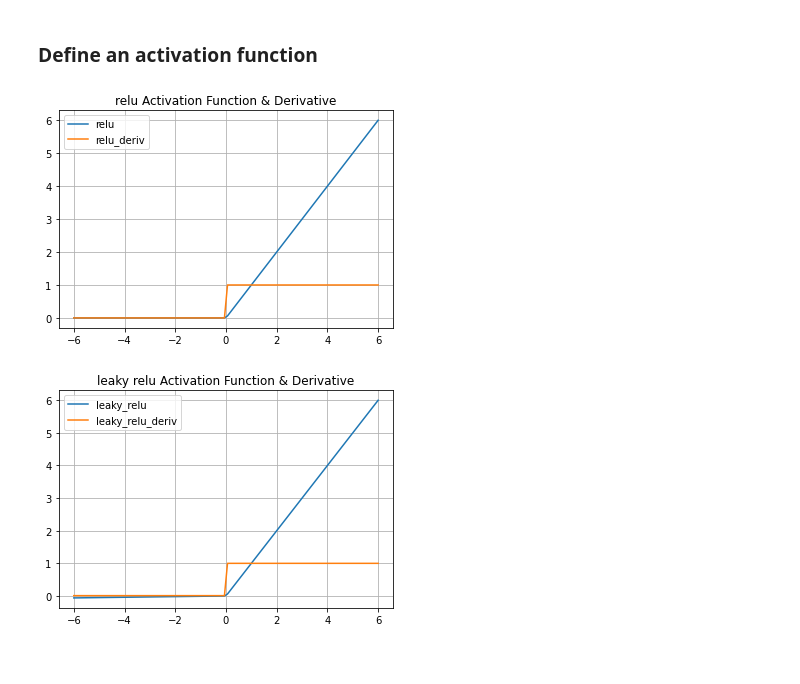
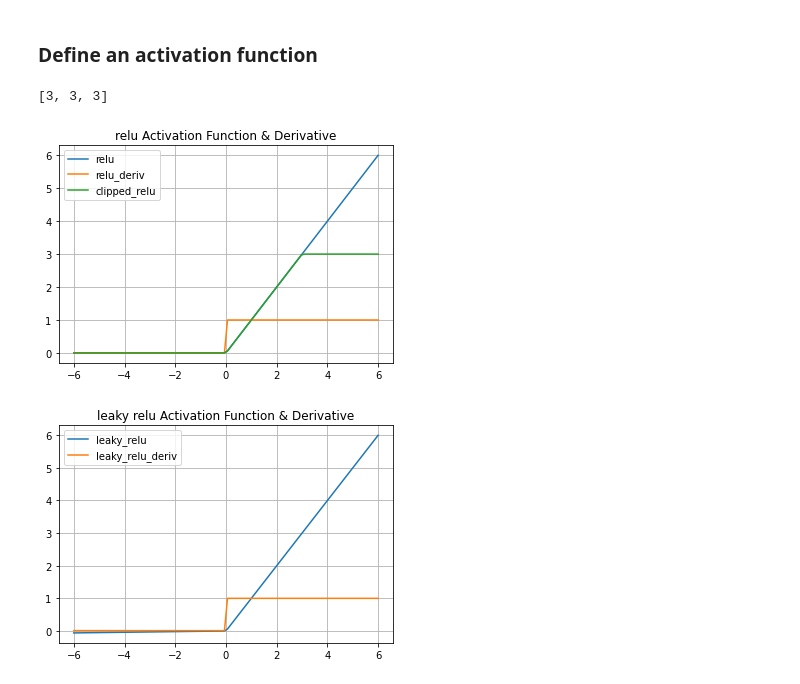
Before and after one commit to to-schi/numpy_neural_network, a Jupyter notebook: neural-network_2layers_n-units.ipynb, the cells around one changed output. Cells and saved outputs as stored; diff of their text form; code cells hidden in the pictures.

Commit message:
added clipped relu function

```diff
--- a/neural-network_2layers_n-units.ipynb
+++ b/neural-network_2layers_n-units.ipynb
@@ -69,15 +63,38 @@ def relu_deriv(x):
+# %%
+def relu(x):
+    return x * (x > 0)
+
+def relu_deriv(x):
+    return 1. * (x > 0)
+
+def clipped_relu(x, max_value=3):
+    # x maybe int or list/array
+    try:
+        results = []
+        for e in x:
+            if e >= max_value: results.append(max_value)
+            else: results.append(e * (e > 0))
+        return results
+    except:
+        if x >= max_value: return max_value
+        else: return x * (x > 0)
+# %%
+clipped_relu(np.array([6,3,4]))
+# %% [output]
+[3, 3, 3]
 # %%
 x_data = np.linspace(-6, 6, 100)
 y_data = relu(x_data)
 dy_data = relu_deriv(x_data)
+cy_data = clipped_relu(x_data)
 
-plt.plot(x_data, y_data, x_data, dy_data)
+plt.plot(x_data, y_data, x_data, dy_data, x_data, cy_data)
 plt.title('relu Activation Function & Derivative')
-plt.legend(['relu', 'relu_deriv'])
+plt.legend(['relu', 'relu_deriv', 'clipped_relu'])
 plt.grid()
 plt.show()
 # %% [output]
-[figure, old version]
+[figure, new version]
 # %%
 def leaky_relu(x, alpha=0.01):
     return np.where(x > 0, x, x * alpha)
```
Also changed, not shown: parts of 1 cell of this notebook.
